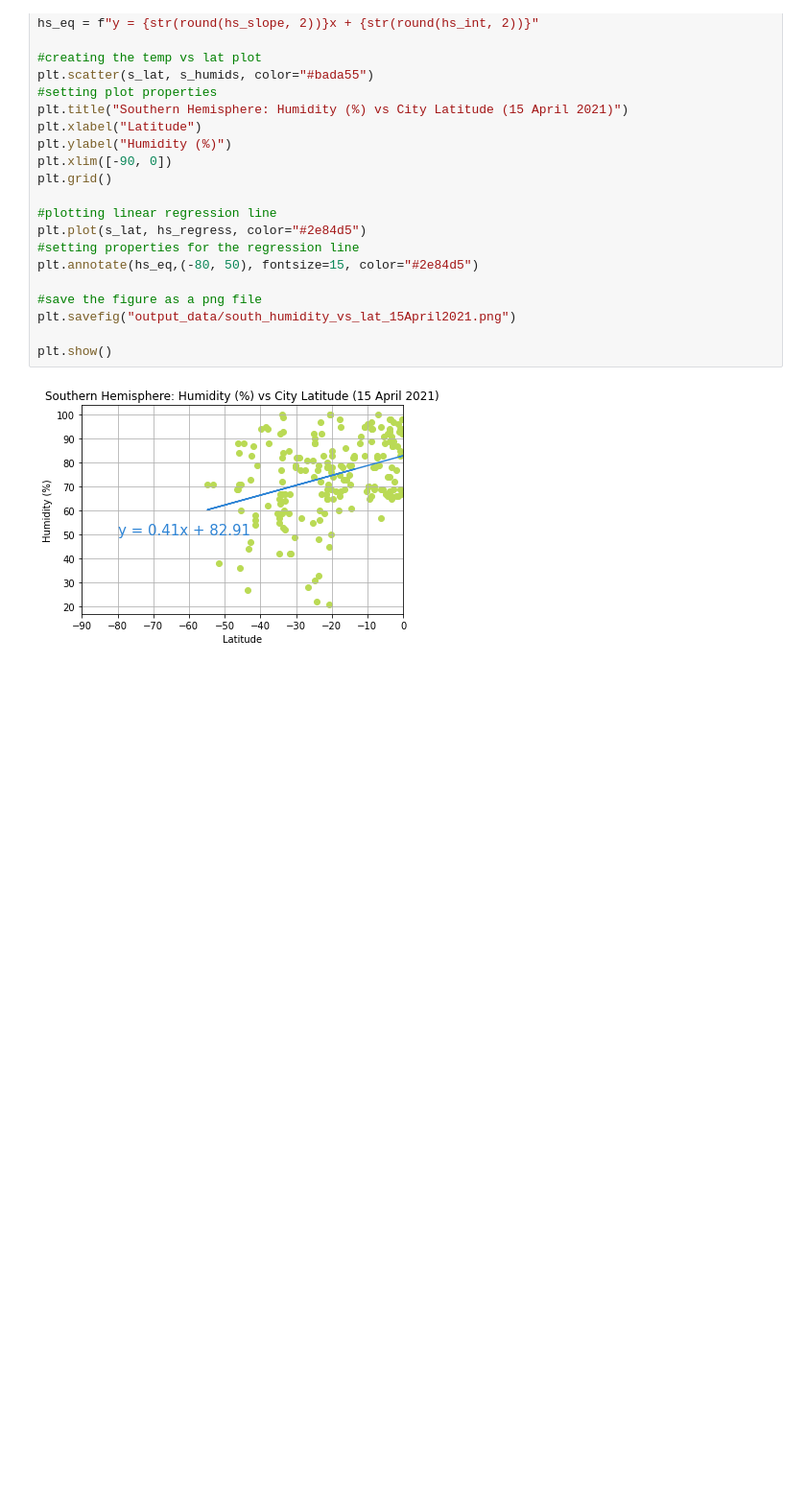
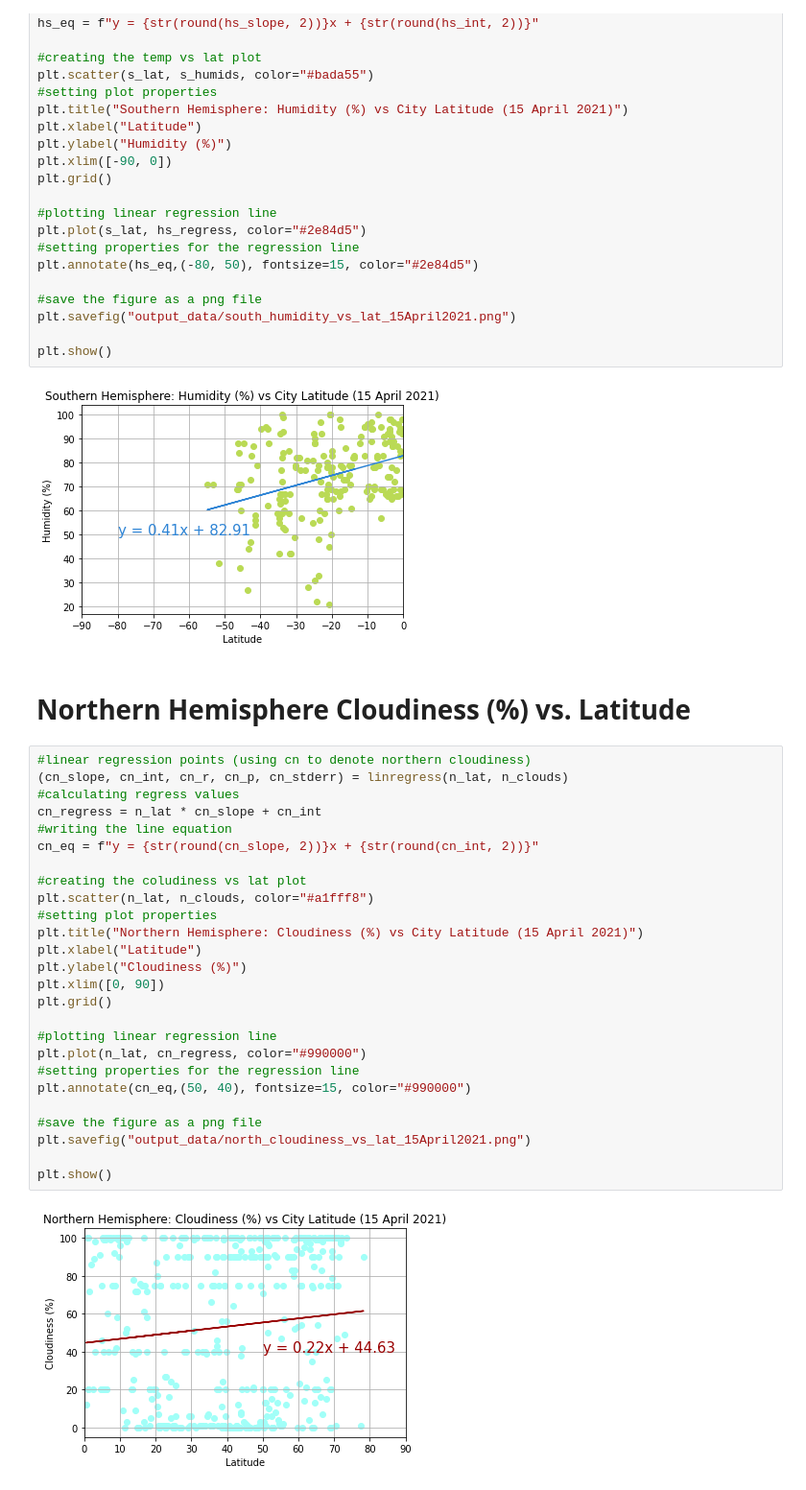
Before and after one commit to zarzarbinks0702/Global-Weather-Analysis, a Jupyter notebook: WeatherPy/WeatherPy.ipynb, the cells around one changed output. Shown: that part at 96% size. Drawn from its saved outputs; the diff is of its cells as text; blank space fills up the shorter version.

Commit message:
linear regressions
finished linear regressions

```diff
--- a/WeatherPy/WeatherPy.ipynb
+++ b/WeatherPy/WeatherPy.ipynb
@@ -434,3 +434,33 @@ plt.savefig("output_data/south_humidity_vs_lat_15April2021.png")
 plt.show()
 # %% [output]
 [figure]
+# %% [markdown]
+# Northern Hemisphere Cloudiness (%) vs. Latitude
+# %%
+#linear regression points (using cn to denote northern cloudiness)
+(cn_slope, cn_int, cn_r, cn_p, cn_stderr) = linregress(n_lat, n_clouds)
+#calculating regress values
+cn_regress = n_lat * cn_slope + cn_int
+#writing the line equation
+cn_eq = f"y = {str(round(cn_slope, 2))}x + {str(round(cn_int, 2))}"
+
+#creating the coludiness vs lat plot
+plt.scatter(n_lat, n_clouds, color="#a1fff8")
+#setting plot properties
+plt.title("Northern Hemisphere: Cloudiness (%) vs City Latitude (15 April 2021)")
+plt.xlabel("Latitude")
+plt.ylabel("Cloudiness (%)")
+plt.xlim([0, 90])
+plt.grid()
+
+#plotting linear regression line
+plt.plot(n_lat, cn_regress, color="#990000")
+#setting properties for the regression line
+plt.annotate(cn_eq,(50, 40), fontsize=15, color="#990000")
+
+#save the figure as a png file
+plt.savefig("output_data/north_cloudiness_vs_lat_15April2021.png")
+
+plt.show()
+# %% [output]
+[figure, added]
```
Also changed, not shown: parts of 6 cells of this notebook, 4 other files.
